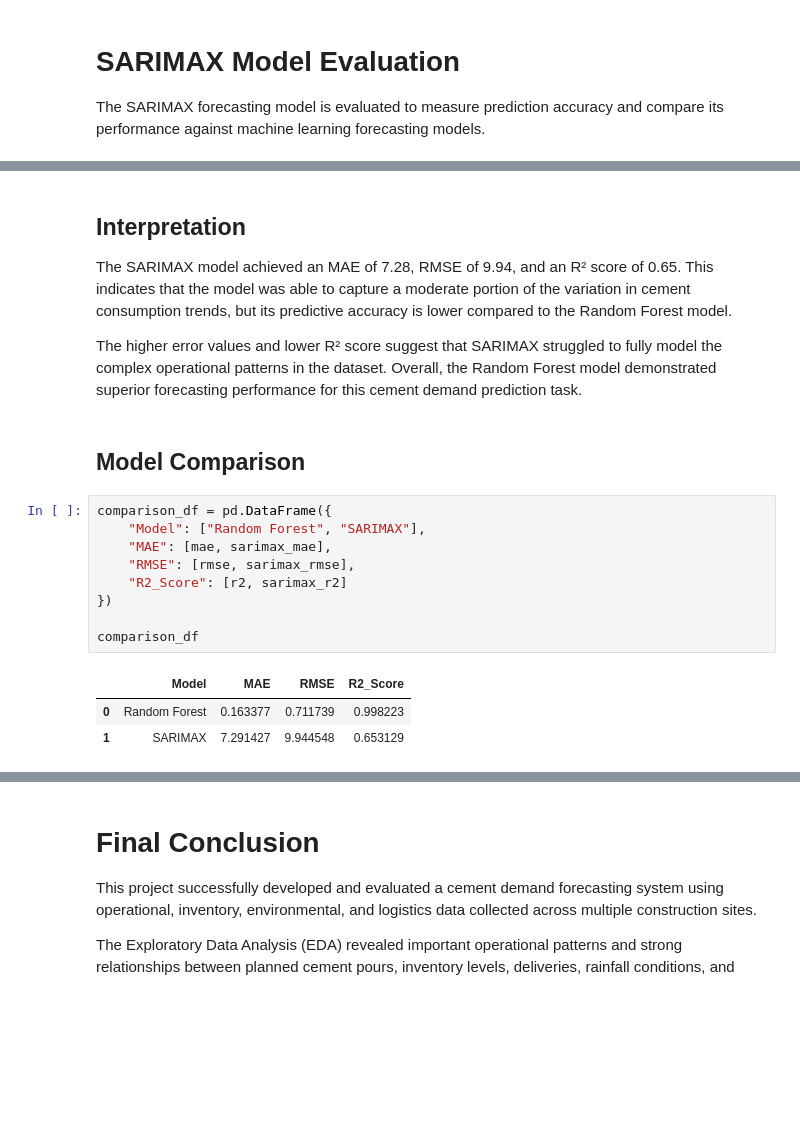
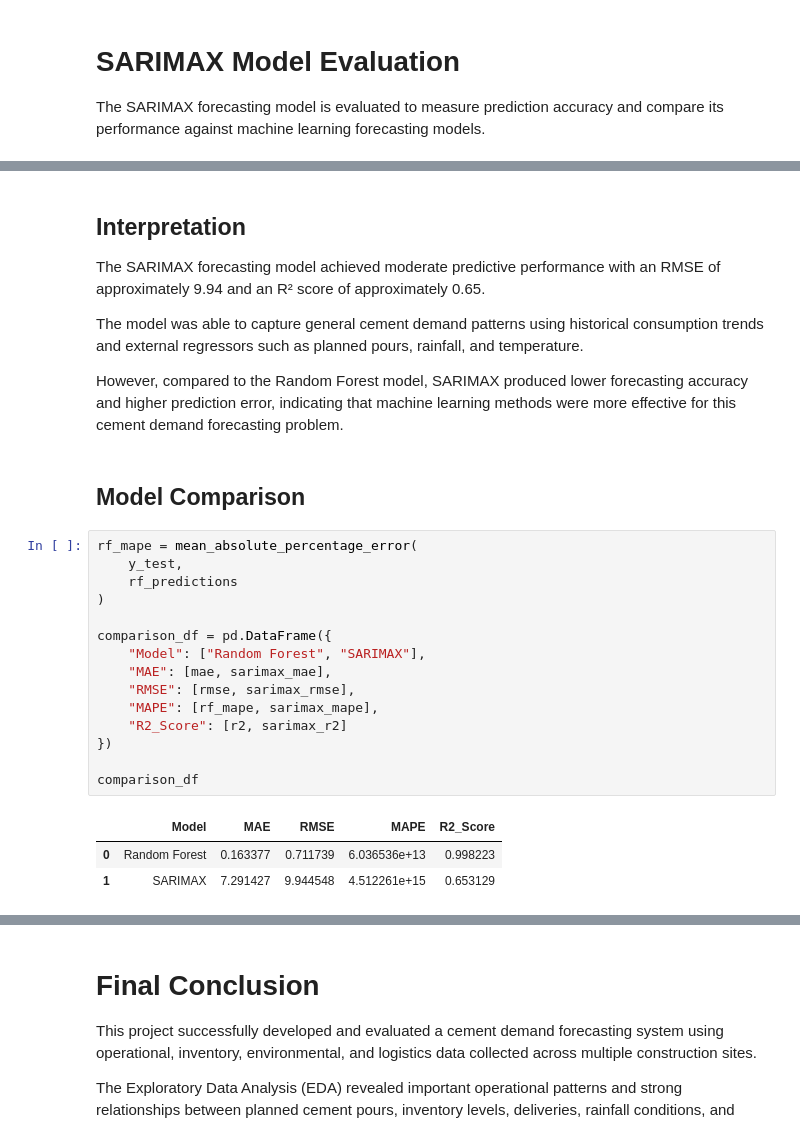
Before and after one commit to felixo260/cement-demand-forecasting, a Jupyter notebook: notebooks/eda_model.ipynb, the cells around one changed output, grey strips where cells are left out. Saved outputs shown, nothing was run; the diff lists cells and outputs as text; blank space fills up the shorter version.

Commit message:
Updated model comparison with MAPE metric

```diff
--- a/notebooks/eda_model.ipynb
+++ b/notebooks/eda_model.ipynb
@@ -768,24 +785,32 @@ SARIMAX R2: 0.653128743769818
 # %% [markdown]
 ## Interpretation
 
-The SARIMAX model achieved an MAE of 7.28, RMSE of 9.94, and an R² score of 0.65. This indicates that the model was able to capture a moderate portion of the variation in cement consumption trends, but its predictive accuracy is lower compared to the Random Forest model.
+The SARIMAX forecasting model achieved moderate predictive performance with an RMSE of approximately 9.94 and an R² score of approximately 0.65.
 
-The higher error values and lower R² score suggest that SARIMAX struggled to fully model the complex operational patterns in the dataset. Overall, the Random Forest model demonstrated superior forecasting performance for this cement demand prediction task.
+The model was able to capture general cement demand patterns using historical consumption trends and external regressors such as planned pours, rainfall, and temperature.
+
+However, compared to the Random Forest model, SARIMAX produced lower forecasting accuracy and higher prediction error, indicating that machine learning methods were more effective for this cement demand forecasting problem.
 # %% [markdown]
 ## Model Comparison
 # %%
+rf_mape = mean_absolute_percentage_error(
+    y_test,
+    rf_predictions
+)
+
 comparison_df = pd.DataFrame({
     "Model": ["Random Forest", "SARIMAX"],
     "MAE": [mae, sarimax_mae],
     "RMSE": [rmse, sarimax_rmse],
+    "MAPE": [rf_mape, sarimax_mape],
     "R2_Score": [r2, sarimax_r2]
 })
 
 comparison_df
 # %% [output]
-|  | Model | MAE | RMSE | R2_Score |
-| 0 | Random Forest | 0.163377 | 0.711739 | 0.998223 |
-| 1 | SARIMAX | 7.291427 | 9.944548 | 0.653129 |
+|  | Model | MAE | RMSE | MAPE | R2_Score |
+| 0 | Random Forest | 0.163377 | 0.711739 | 6.036536e+13 | 0.998223 |
+| 1 | SARIMAX | 7.291427 | 9.944548 | 4.512261e+15 | 0.653129 |
 # %% [markdown]
 ## Interpretation
 
```
Also changed, not shown: parts of 3 cells of this notebook.
